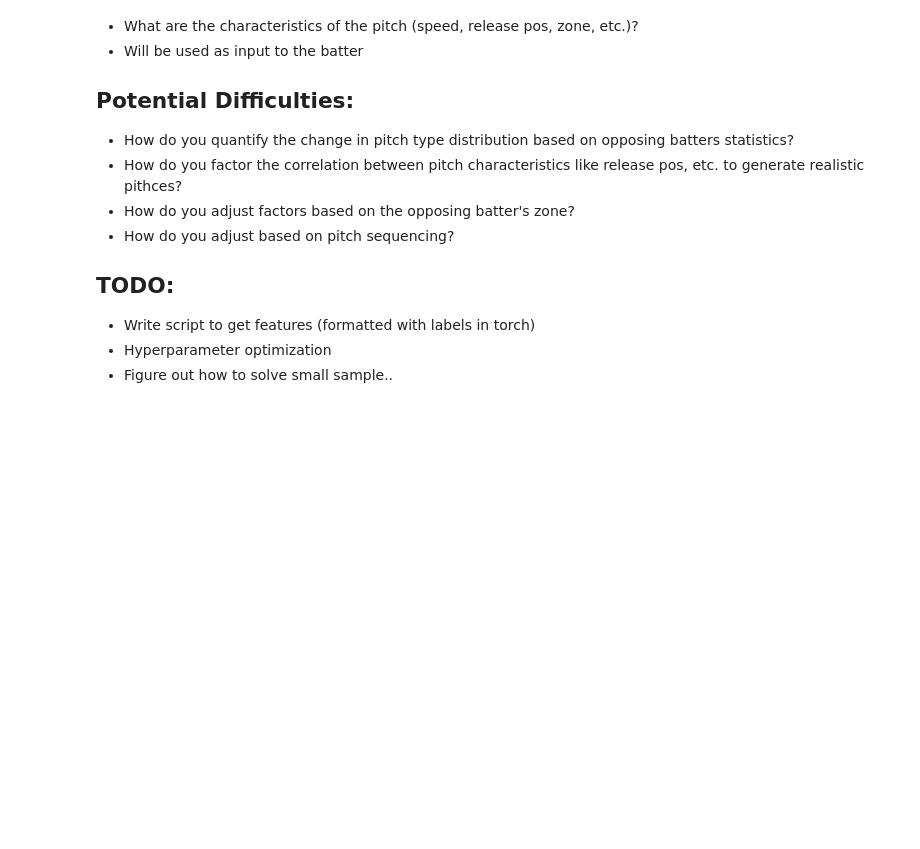
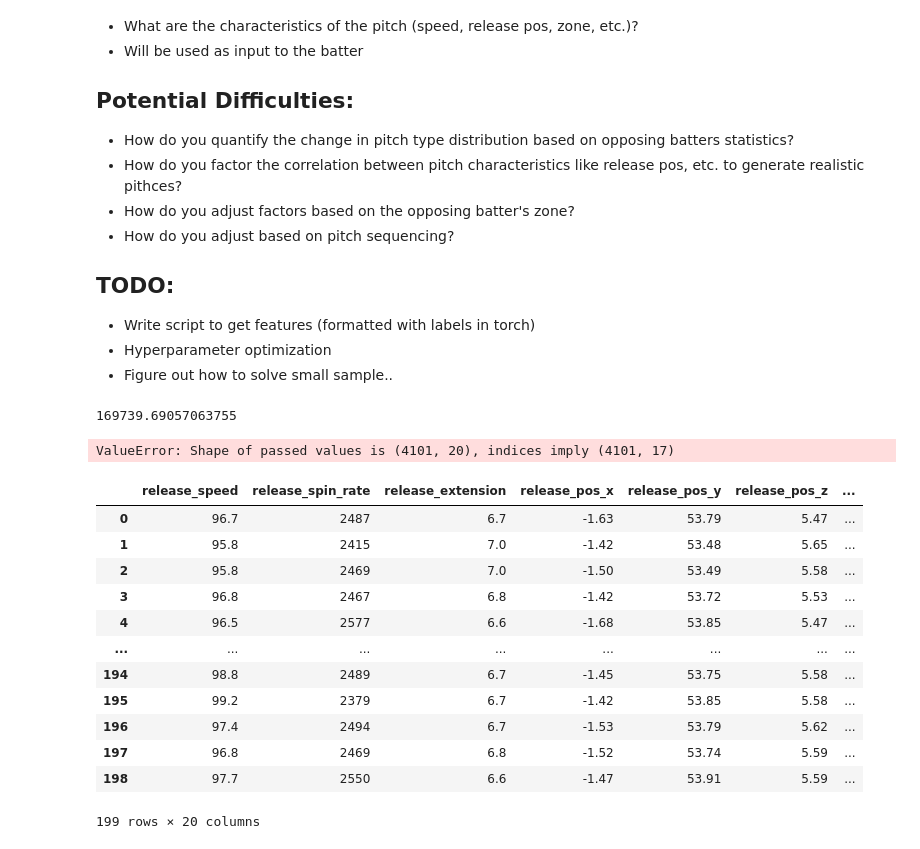
Before and after one commit to reecetec/mlb_simulator, a Jupyter notebook: notebooks/2.0-pitch-generation.ipynb, the cells around one changed output. Drawn from its saved outputs; the diff is of its cells as text; code cells hidden in the pictures; blank space fills up the shorter version.

Commit message:
pitcher class successfully inits and generates pitches based on game state and opposing batter

```diff
--- a/notebooks/2.0-pitch-generation.ipynb
+++ b/notebooks/2.0-pitch-generation.ipynb
@@ -27,10 +27,10 @@ To generate the characteristics of a given pitch type. For example, generate the
 import sys
 import os
 import itertools
-current_dir = os.path.dirname(os.path.realpath(__file__))
-parent_dir = os.path.dirname(os.path.dirname(current_dir))
-sys.path.append(parent_dir)
-from data.data_utils import query_mlb_db
+#current_dir = os.path.dirname(os.path.realpath(__file__))
+#parent_dir = os.path.dirname(os.path.dirname(current_dir))
+#sys.path.append(parent_dir)
+from src.data.data_utils import query_mlb_db
 from sklearn.neighbors import KernelDensity
 import numpy as np
 import pandas as pd
@@ -45,9 +45,9 @@ PITCH_CHARACTERISITCS = [
     'plate_x', 'plate_z'
 ]
 
-def get_pitches(pitcher_id, opposing_stance, pitch_type, backtest_date):
+def get_pitches(pitcher_id, opposing_stance, pitch_type, backtest_date=''):
     pitch_df =  query_mlb_db(f'''select
-        {', '.join(PITCH_CHARACTERISITCS)}
+        {', '.join(PITCH_CHARACTERISITCS)}, batter, strikes, balls
         from Statcast
         where pitcher={pitcher_id} and
         stand="{opposing_stance}" and
@@ -111,3 +111,28 @@ if __name__ == '__main__':
         #visually_inspect_kde(actual_pitches, kde_sample, (col1, col2))
     for col in PITCH_CHARACTERISITCS:
         visually_inspect_kde(actual_pitches, kde_sample, ('plate_x', col))
+# %% [output]
+169739.69057063755
+ValueError: Shape of passed values is (4101, 20), indices imply (4101, 17)
+# %%
+kukuchi = 579328
+jones = 683003
+
+pitcher = jones
+
+all_pitches = get_pitches(pitcher,'L','FF')
+all_pitches
+# %% [output]
+|  | release_speed | release_spin_rate | release_extension | release_pos_x | release_pos_y | release_pos_z | ... |
+| 0 | 96.7 | 2487 | 6.7 | -1.63 | 53.79 | 5.47 | ... |
+| 1 | 95.8 | 2415 | 7.0 | -1.42 | 53.48 | 5.65 | ... |
+| 2 | 95.8 | 2469 | 7.0 | -1.50 | 53.49 | 5.58 | ... |
+| 3 | 96.8 | 2467 | 6.8 | -1.42 | 53.72 | 5.53 | ... |
+| 4 | 96.5 | 2577 | 6.6 | -1.68 | 53.85 | 5.47 | ... |
+| ... | ... | ... | ... | ... | ... | ... | ... |
+| 194 | 98.8 | 2489 | 6.7 | -1.45 | 53.75 | 5.58 | ... |
+| 195 | 99.2 | 2379 | 6.7 | -1.42 | 53.85 | 5.58 | ... |
+| 196 | 97.4 | 2494 | 6.7 | -1.53 | 53.79 | 5.62 | ... |
+| 197 | 96.8 | 2469 | 6.8 | -1.52 | 53.74 | 5.59 | ... |
+| 198 | 97.7 | 2550 | 6.6 | -1.47 | 53.91 | 5.59 | ... |
+199 rows × 20 columns
```
Also changed, not shown: parts of 16 cells of this notebook, 45 other files.
